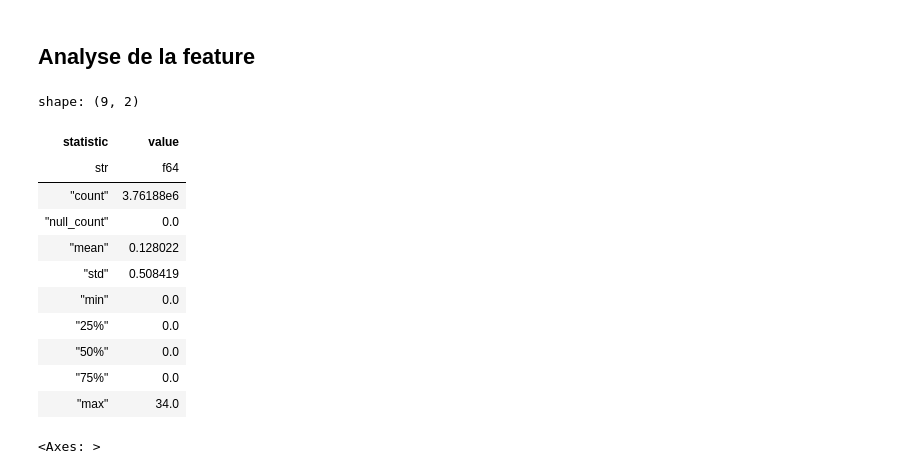
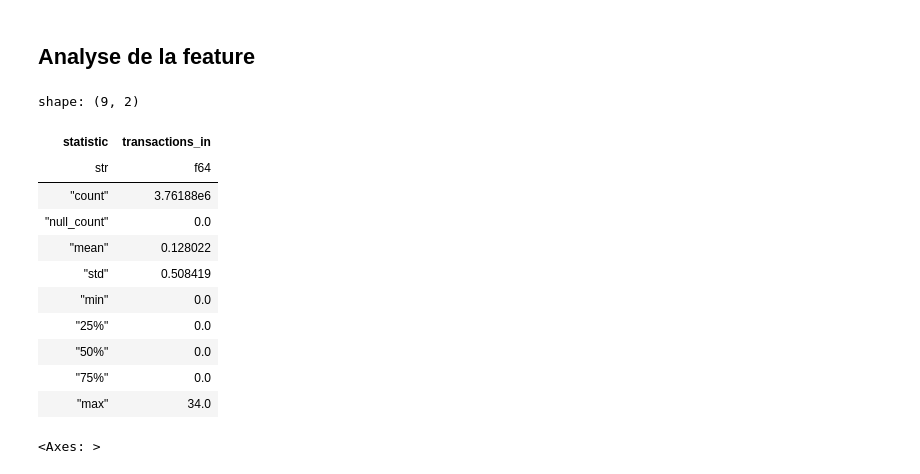
Before and after one commit to armgilles/vcub_keeper, a Jupyter notebook: notebooks/02_Features/02_transaction_in #4.ipynb, the cells around one changed output. Cells and saved outputs as stored; diff of their text form; code cells hidden in the pictures.

```diff
--- a/notebooks/02_Features/02_transaction_in #4.ipynb
+++ b/notebooks/02_Features/02_transaction_in #4.ipynb
@@ -192,12 +137,12 @@ shape: (25, 9)
 # Lecture de l'activité des stations
 activite = read_activity_vcub()
 
-activite = get_transactions_in(activite)
+activite = activite.with_columns(get_transactions_in()).collect()
 # %%
-activite["transactions_in"].describe()
+activite.select(pl.col("transactions_in")).describe()
 # %% [output]
 shape: (9, 2)
-| statistic | value |
+| statistic | transactions_in |
 | str | f64 |
 | "count" | 3.76188e6 |
 | "null_count" | 0.0 |
```
Also changed, not shown: parts of 22 cells of this notebook, 4 other files.
